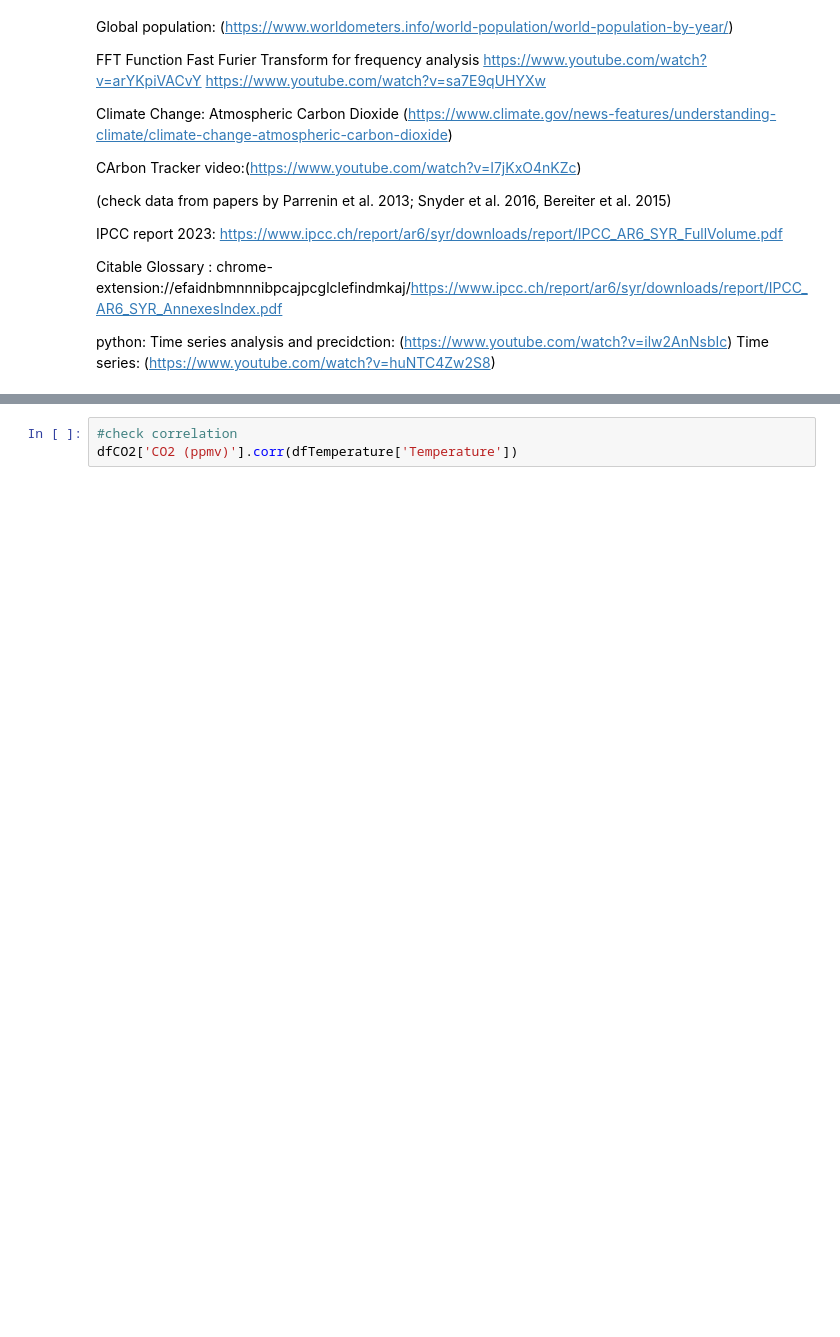
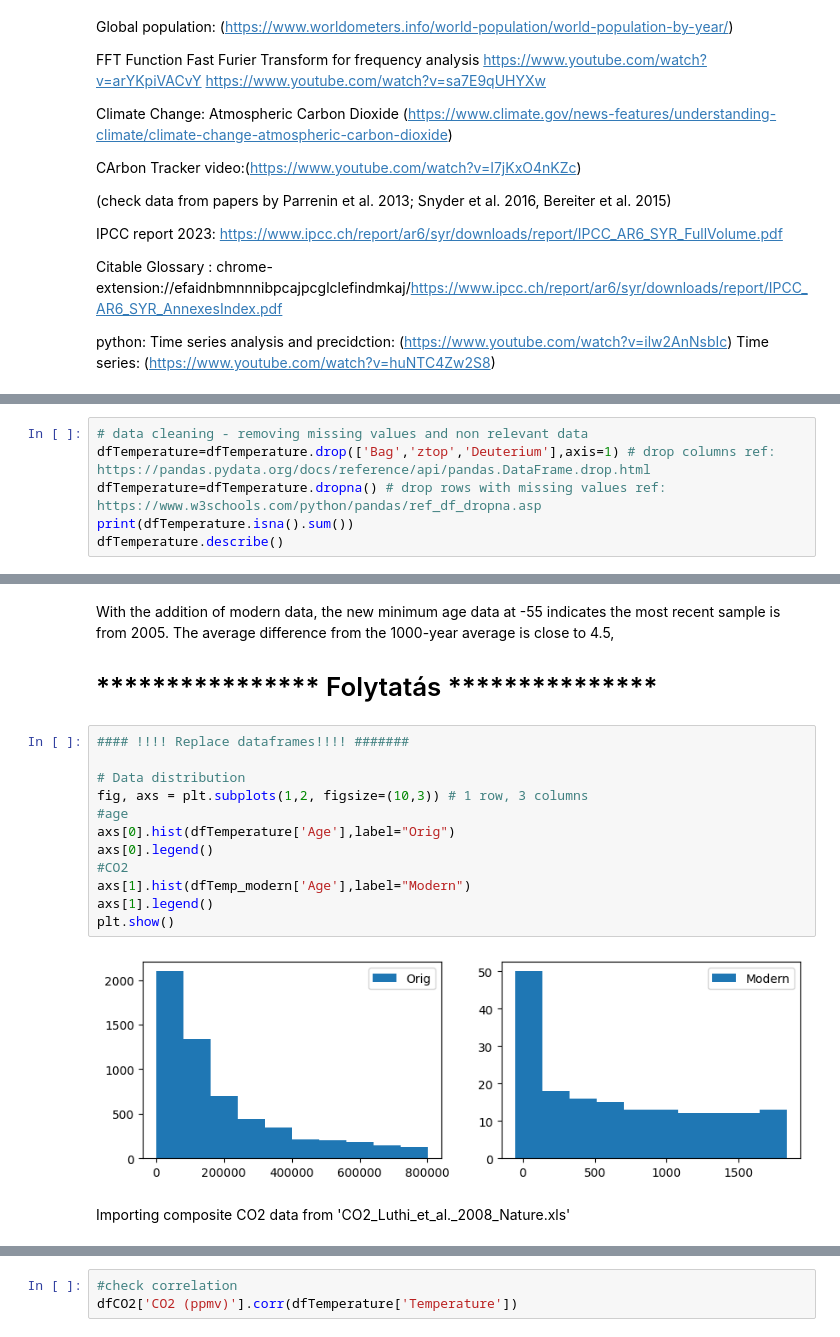
Before and after one commit to noyo0/ProgrammingForDataAnalysis_Project2, a Jupyter notebook: Project2/Project2.ipynb, the cells around one changed output, grey strips where cells are left out. Saved outputs shown, nothing was run; the diff lists cells and outputs as text; blank space fills up the shorter version.

```diff
--- a/Project2/Project2.ipynb
+++ b/Project2/Project2.ipynb
@@ -123,0 +134,6 @@ plt.show()
+# %%
+# data cleaning - removing missing values and non relevant data
+dfTemperature=dfTemperature.drop(['Bag','ztop','Deuterium'],axis=1) # drop columns ref: https://pandas.pydata.org/docs/reference/api/pandas.DataFrame.drop.html
+dfTemperature=dfTemperature.dropna() # drop rows with missing values ref: https://www.w3schools.com/python/pandas/ref_df_dropna.asp
+print(dfTemperature.isna().sum())
+dfTemperature.describe()
@@ -123,0 +180,21 @@ plt.show()
+# %% [markdown]
+With the addition of modern data, the new minimum age data at -55 indicates the most recent sample is from 2005. The average difference from the 1000-year average is close to 4.5,
+
+
+# **************** Folytatás ***************
+# %%
+#### !!!! Replace dataframes!!!! #######
+
+# Data distribution
+fig, axs = plt.subplots(1,2, figsize=(10,3)) # 1 row, 3 columns
+#age
+axs[0].hist(dfTemperature['Age'],label="Orig")
+axs[0].legend()
+#CO2
+axs[1].hist(dfTemp_modern['Age'],label="Modern")
+axs[1].legend()
+plt.show()
+# %% [output]
+[figure, added]
+# %% [markdown]
+Importing composite CO2 data from 'CO2_Luthi_et_al._2008_Nature.xls'
```
Also changed, not shown: parts of 27 cells of this notebook.
